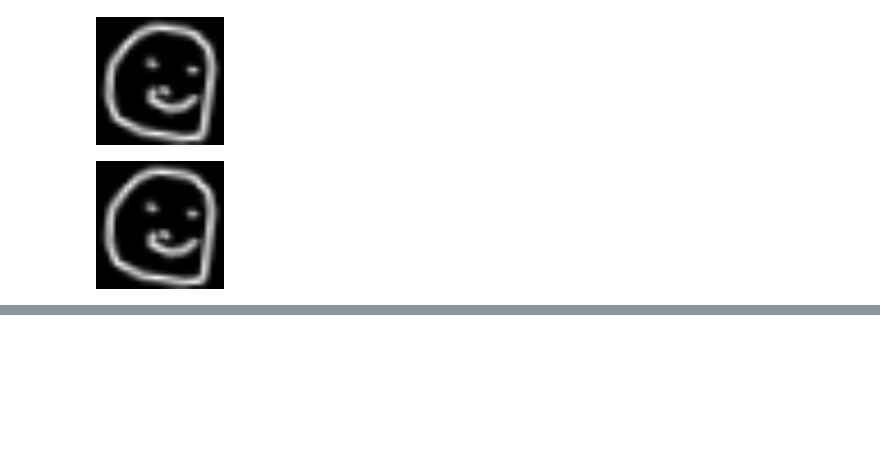
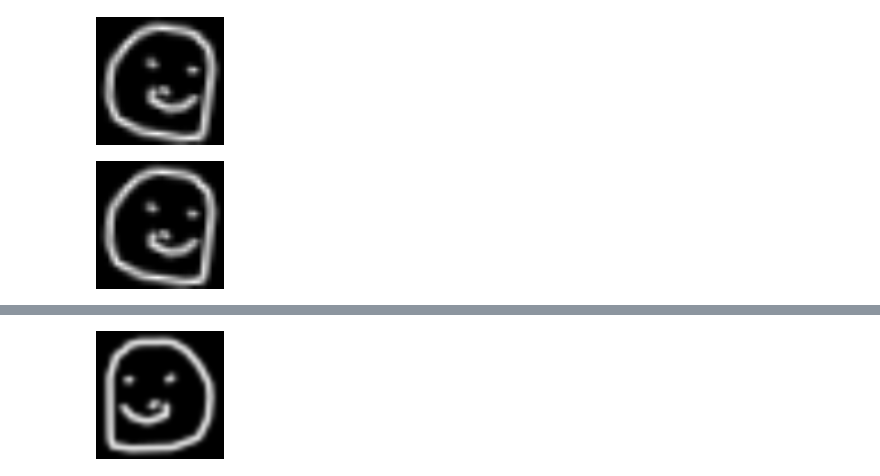
Before and after one commit to framunoz/wgan-gp, a Jupyter notebook: wgan_gp_vae/test.ipynb, the cells around one changed output, grey strips where cells are left out. Saved outputs shown, nothing was run; the diff lists cells and outputs as text; code cells hidden in the pictures; blank space fills up the shorter version.

```diff
--- a/wgan_gp_vae/test.ipynb
+++ b/wgan_gp_vae/test.ipynb
@@ -134,0 +145,4 @@ dataset[0][0]
+# %%
+dataset[0][0]
+# %% [output]
+[figure, added]
```
Also changed, not shown: parts of 8 cells of this notebook, 6 other files.
